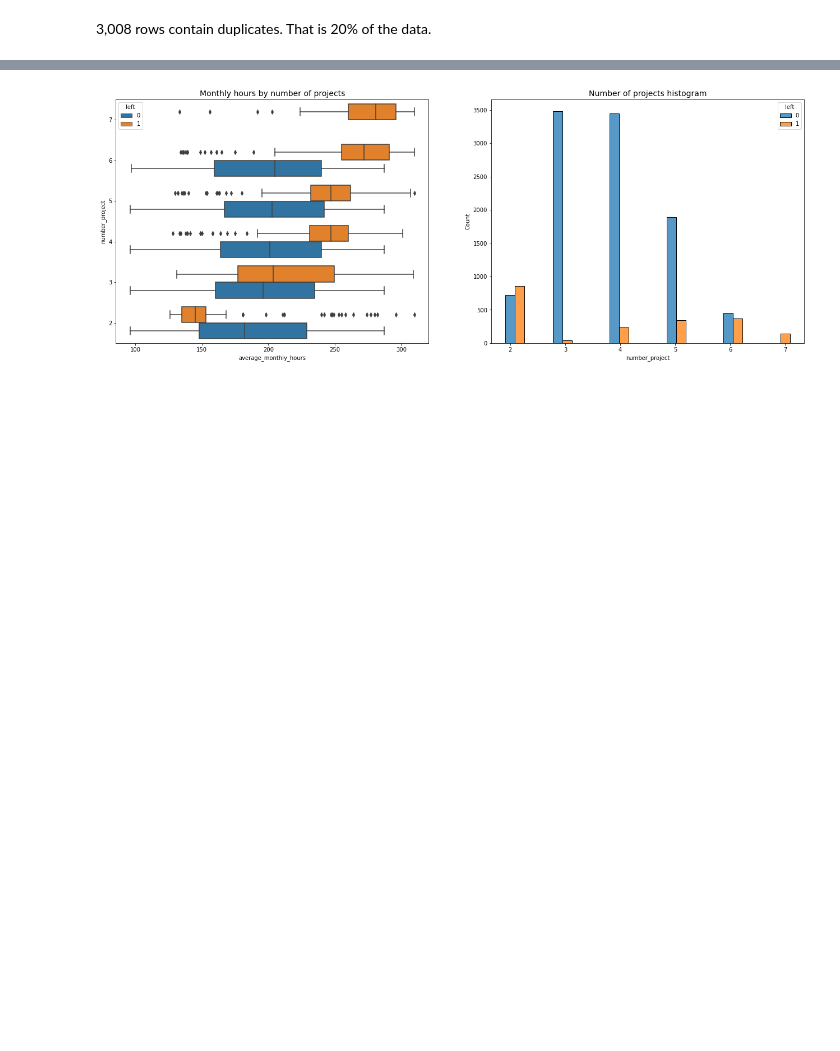
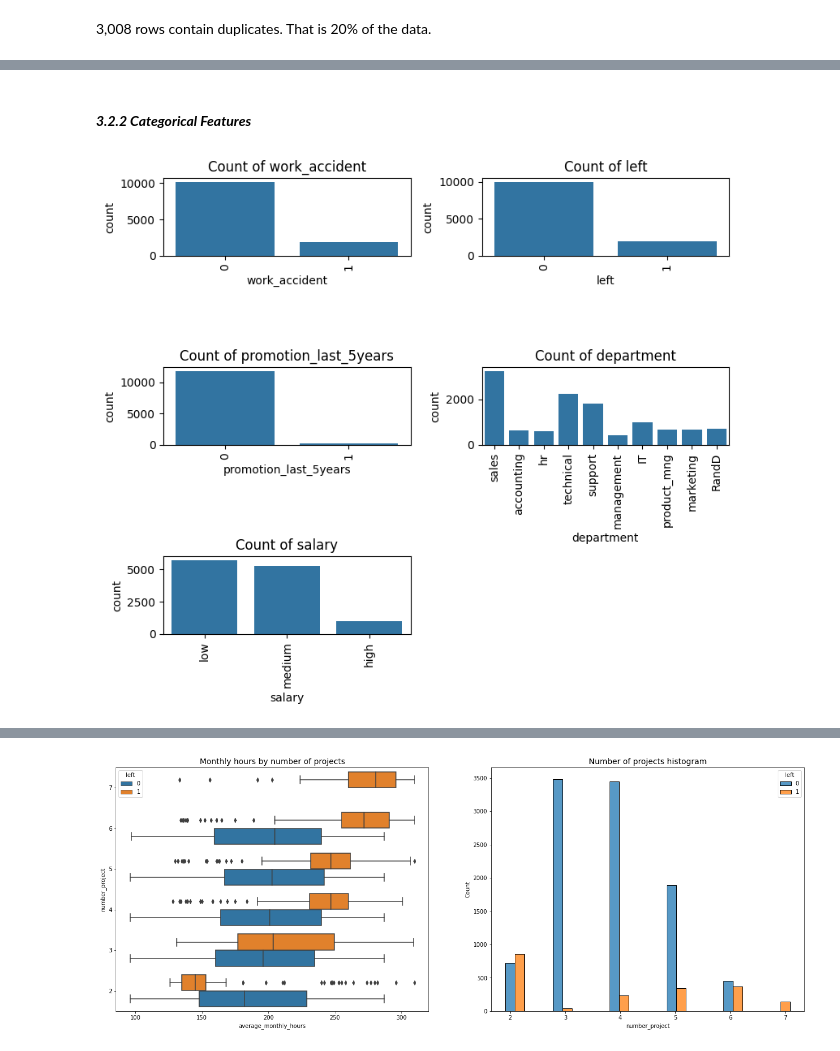
Before and after one commit to rixwan-khan/Providing-data-driven-suggestions-for-HR, a Jupyter notebook: data-driven decision for HR.ipynb, the cells around one changed output, grey strips where cells are left out. Cells and saved outputs as stored; diff of their text form; code cells hidden in the pictures; blank space fills up the shorter version.

```diff
--- a/data-driven decision for HR.ipynb
+++ b/data-driven decision for HR.ipynb
@@ -320,0 +349,15 @@ Box plots are very useful in visualizing distributions within data, but they can
+# %% [markdown]
+#### ***3.2.2 Categorical Features***
+# %%
+plt.figure(figsize=(8,7))
+
+for i, col in enumerate(categorical_cols,1):
+  plt.subplot(3,2,i)
+  sns.countplot(x=col, data=df1)
+  plt.title(f'Count of {col}')
+  plt.xticks(rotation=90)
+
+plt.tight_layout()
+plt.show();
+# %% [output]
+[figure, added]
```
Also changed, not shown: parts of 66 cells of this notebook.
